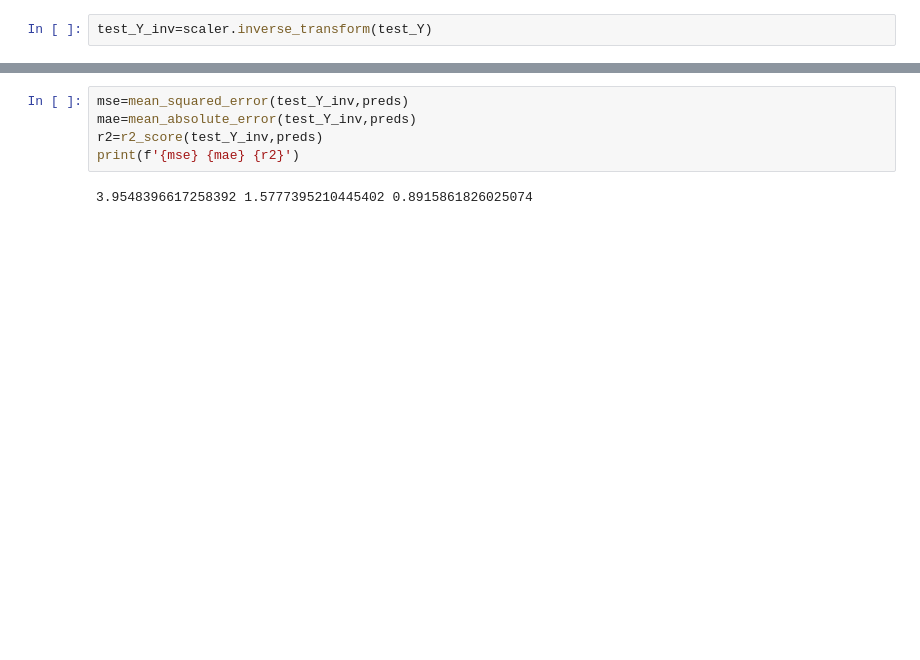
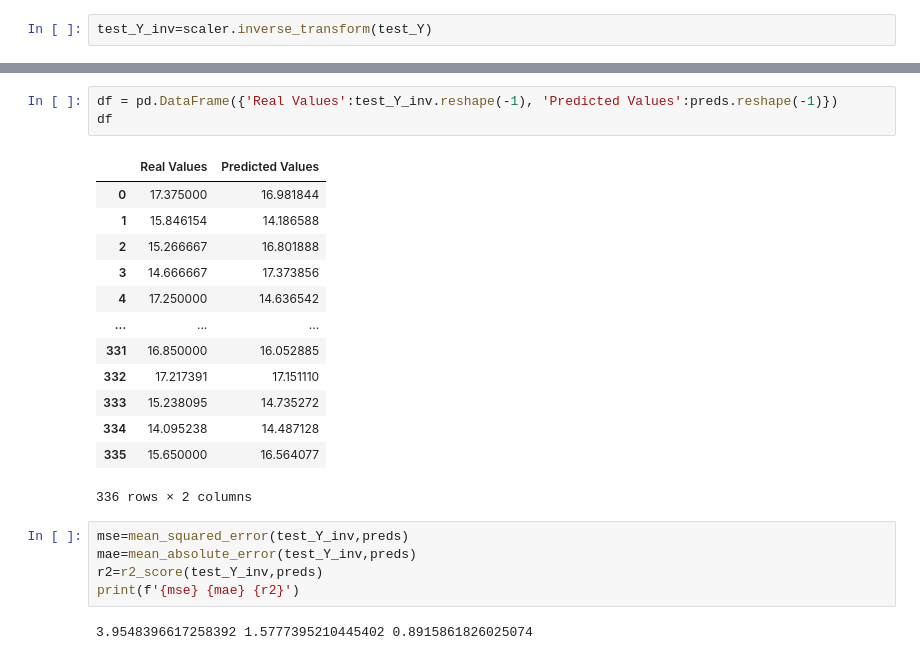
Before and after one commit to i-shitizkhanna/Time-Series-Forecasting, a Jupyter notebook: TimeSeries.ipynb, the cells around one changed output, grey strips where cells are left out. Cells and saved outputs as stored; diff of their text form; blank space fills up the shorter version.

```diff
--- a/TimeSeries.ipynb
+++ b/TimeSeries.ipynb
@@ -354,3 +342,20 @@ plt.show()
+# %%
+df = pd.DataFrame({'Real Values':test_Y_inv.reshape(-1), 'Predicted Values':preds.reshape(-1)})
+df
+# %% [output]
+|  | Real Values | Predicted Values |
+| 0 | 17.375000 | 16.981844 |
+| 1 | 15.846154 | 14.186588 |
+| 2 | 15.266667 | 16.801888 |
+| 3 | 14.666667 | 17.373856 |
+| 4 | 17.250000 | 14.636542 |
+| ... | ... | ... |
+| 331 | 16.850000 | 16.052885 |
+| 332 | 17.217391 | 17.151110 |
+| 333 | 15.238095 | 14.735272 |
+| 334 | 14.095238 | 14.487128 |
+| 335 | 15.650000 | 16.564077 |
+336 rows × 2 columns
 # %%
 mse=mean_squared_error(test_Y_inv,preds)
 mae=mean_absolute_error(test_Y_inv,preds)
```
Also changed, not shown: parts of 6 cells of this notebook, 9 other files.
